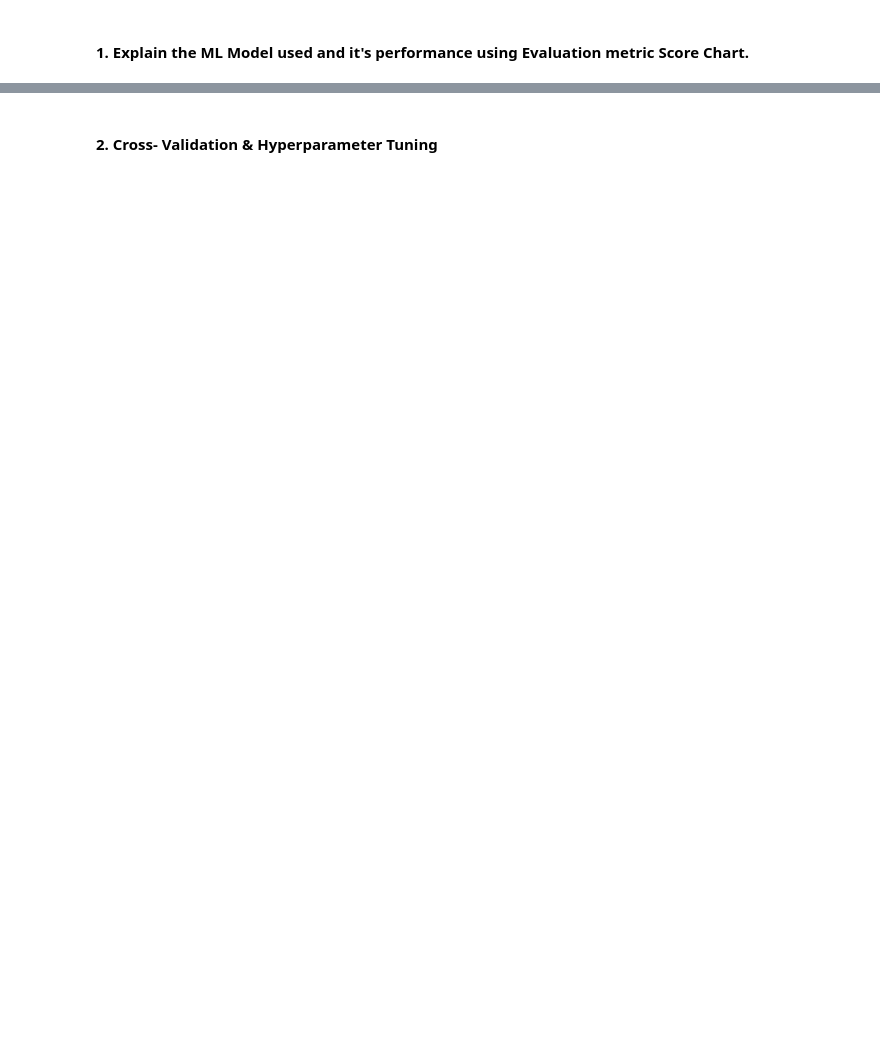
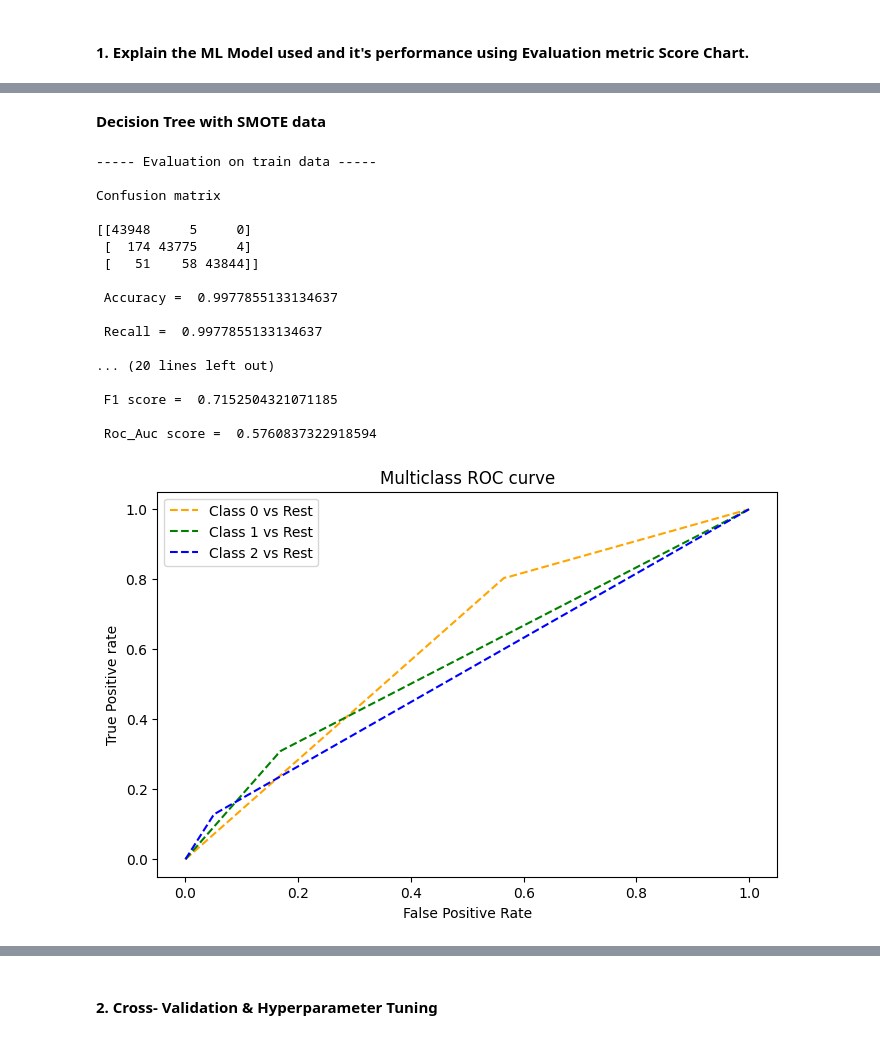
Before and after one commit to Faheemfemu/Email-Campaign-Effectiveness-Prediction-classification, a Jupyter notebook: Email_Campaign_Effectiveness_Prediction_faheem.ipynb, the cells around one changed output, grey strips where cells are left out. Drawn from its saved outputs; the diff is of its cells as text; code cells hidden in the pictures; blank space fills up the shorter version.

```diff
--- a/Email_Campaign_Effectiveness_Prediction_faheem.ipynb
+++ b/Email_Campaign_Effectiveness_Prediction_faheem.ipynb
@@ -1525,0 +1531,12 @@ Answer Here.
+# %%
+# Handling Imbalanced Dataset (If needed)
+from imblearn.over_sampling import SMOTE
+from collections import Counter
+
+smote = SMOTE()
+
+# fit predictor and target variable
+x_smote, y_smote = smote.fit_resample(X_train,y_train)
+
+print('Original dataset shape', len(X_train))
+print('Resampled dataset shape', len(y_smote))
@@ -1543,0 +1743,30 @@ Answer Here.
+# %% [markdown]
+**Decision Tree with SMOTE data**
+# %%
+DT_classifier = DecisionTreeClassifier()
+
+# Fit the Algorithm
+DT_classifier.fit(x_smote,y_smote)
+# Predict on the model
+
+result=evaluate_model(DT_classifier,x_smote,y_smote,X_test,y_test,'Decision_Tree_On_SMOTE_data_with_default_parameters')
+final_dict['Decision_Tree_On_SMOTE_data_with_default_parameters']=result
+# %% [output]
+----- Evaluation on train data -----
+
+Confusion matrix
+
+[[43948     5     0]
+ [  174 43775     4]
+ [   51    58 43844]]
+
+ Accuracy =  0.9977855133134637
+
+ Recall =  0.9977855133134637
+
+... (20 lines left out)
+
+ F1 score =  0.7152504321071185
+
+ Roc_Auc score =  0.5760837322918594
+[figure, added]
```
Also changed, not shown: parts of 64 cells of this notebook.
